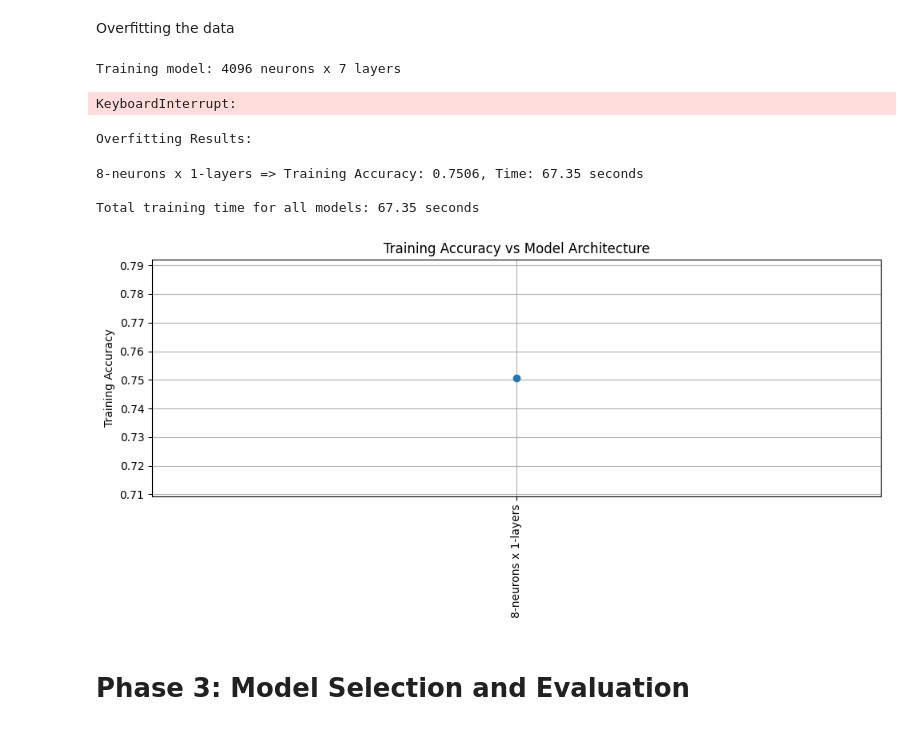
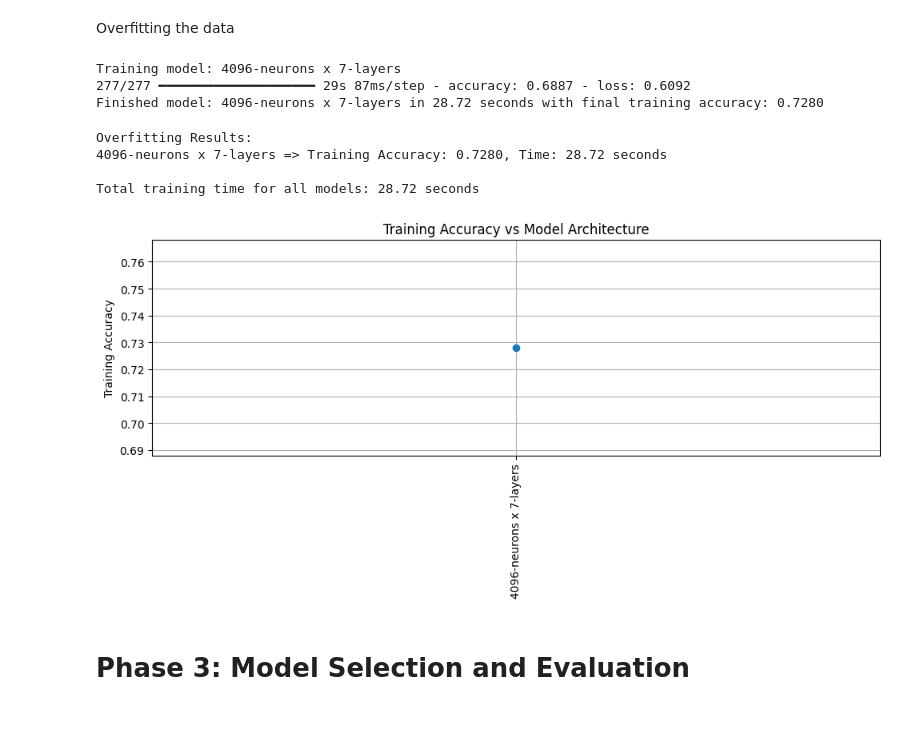
Before and after one commit to LucasChaney/CMPSCI4300, a Jupyter notebook: Final_Project/Final_Proj.ipynb, the cells around one changed output. Cells and saved outputs as stored; diff of their text form; code cells hidden in the pictures.

```diff
--- a/Final_Project/Final_Proj.ipynb
+++ b/Final_Project/Final_Proj.ipynb
@@ -27,8 +83,8 @@ import matplotlib.pyplot as plt
 Used to shuffle the dataset so that the predictions are not unevely measured.
 # %%
 #Change these paths as needed
-data_path = "diabetes_data.csv"
-shuffled_data_path =  "shuffled_diabetes_data.csv"
+data_path = "/content/diabetes_data.csv/diabetes_data.csv"
+shuffled_data_path =  "/content/suffled_diabetes_data.csv/shuffled_diabetes_data.csv"
 # %%
 # Load the dataset
 df = pd.read_csv(data_path)
@@ -136,57 +203,61 @@ def build_and_train_overfit_model(hidden_layers, neurons_per_layer, input_dim, e
     final_acc = history.history['accuracy'][-1]
     return model, history, final_acc
 # %%
-# Testing model sizes
+# Define configurations
 layer_sizes = [7]
 neuron_options = [4096]
 
 total_start_time = time.time()
+overfitting_results.clear()
 
+# Loop over architectures
 for layers in layer_sizes:
     for neurons in neuron_options:
-        print(f"Training model: {neurons} neurons x {layers} layers")
+        label = f"{neurons}-neurons x {layers}-layers"
+        print(f"Training model: {label}")
         start_time = time.time()
-        model, history, final_acc = build_and_train_overfit_model(hidden_layers=layers, neurons_per_layer=neurons, input_dim=X_scaled.shape[1])
-        end_time = time.time()
-        elapsed_time = end_time - start_time
-        overfitting_results.append((f"{neurons}-neurons x {layers}-layers", final_acc, elapsed_time))
-        print(f"Finished model: {neurons}-neurons x {layers}-layers in {elapsed_time:.2f} seconds with final training accuracy: {final_acc:.4f}")
+        model, history, final_acc = build_and_train_overfit_model(
+            hidden_layers=layers,
+            neurons_per_layer=neurons,
+            input_dim=X_scaled.shape[1],
+            epochs=1,
+            batch_size=256
+        )
+        elapsed_time = time.time() - start_time
+        overfitting_results.append((label, final_acc, elapsed_time))
+        print(f"Finished model: {label} in {elapsed_time:.2f} seconds with final training accuracy: {final_acc:.4f}")
         if final_acc >= 0.99:
             break
-
-total_end_time = time.time()
 # %% [output]
-Training model: 4096 neurons x 7 layers
+Training model: 4096-neurons x 7-layers
+277/277 ━━━━━━━━━━━━━━━━━━━━ 29s 87ms/step - accuracy: 0.6887 - loss: 0.6092
+Finished model: 4096-neurons x 7-layers in 28.72 seconds with final training accuracy: 0.7280
-KeyboardInterrupt:
 # %%
-# Show Overfitting Results
+# Display results
+total_elapsed = time.time() - total_start_time
 print("\nOverfitting Results:")
-labels = [str(config) for config, acc, elapsed_time in overfitting_results]
-accuracies = [acc for config, acc, elapsed_time in overfitting_results]
-times = [elapsed_time for config, acc, elapsed_time in overfitting_results]
+for config, acc, t in overfitting_results:
+    print(f"{config} => Training Accuracy: {acc:.4f}, Time: {t:.2f} seconds")
+print(f"\nTotal training time for all models: {total_elapsed:.2f} seconds")
 # %% [output]
 Overfitting Results:
+4096-neurons x 7-layers => Training Accuracy: 0.7280, Time: 28.72 seconds
+
+Total training time for all models: 28.72 seconds
-# %%
-for label, acc, elapsed in zip(labels, accuracies, times):
-    print(f"{label} => Training Accuracy: {acc:.4f}, Time: {elapsed:.2f} seconds")
-
-print(f"\nTotal training time for all models: {total_end_time - total_start_time:.2f} seconds")
-# %% [output]
-8-neurons x 1-layers => Training Accuracy: 0.7506, Time: 67.35 seconds
-
-Total training time for all models: 67.35 seconds
-# %%
-# Plot Accuracy vs Model Configuration
-plt.figure(figsize=(10, 5))
-plt.plot(range(len(labels)), accuracies, marker='o')
-plt.xticks(range(len(labels)), labels, rotation=90)
-plt.ylabel("Training Accuracy")
-plt.title("Training Accuracy vs Model Architecture")
-plt.grid(True)
-plt.tight_layout()
-plt.show()
-# %% [output]
-[figure, removed]
+# %%
+# Plot Accuracy vs Model Configuration
+plt.figure(figsize=(10, 5))
+configs = [cfg for cfg, _, _ in overfitting_results]
+accuracies = [acc for _, acc, _ in overfitting_results]
+plt.plot(range(len(configs)), accuracies, marker='o')
+plt.xticks(range(len(configs)), configs, rotation=90)
+plt.ylabel("Training Accuracy")
+plt.title("Training Accuracy vs Model Architecture")
+plt.grid(True)
+plt.tight_layout()
+plt.show()
+# %% [output]
+[figure, added]
 # %% [markdown]
 # Phase 3: Model Selection and Evaluation
 # %%
```
Also changed, not shown: parts of 12 cells of this notebook.
